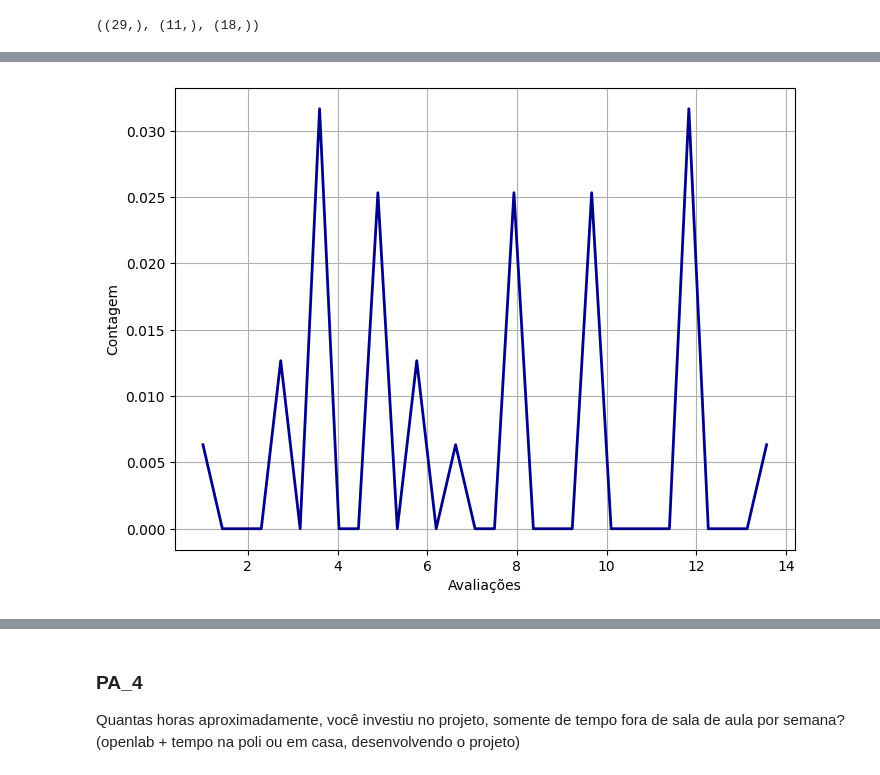
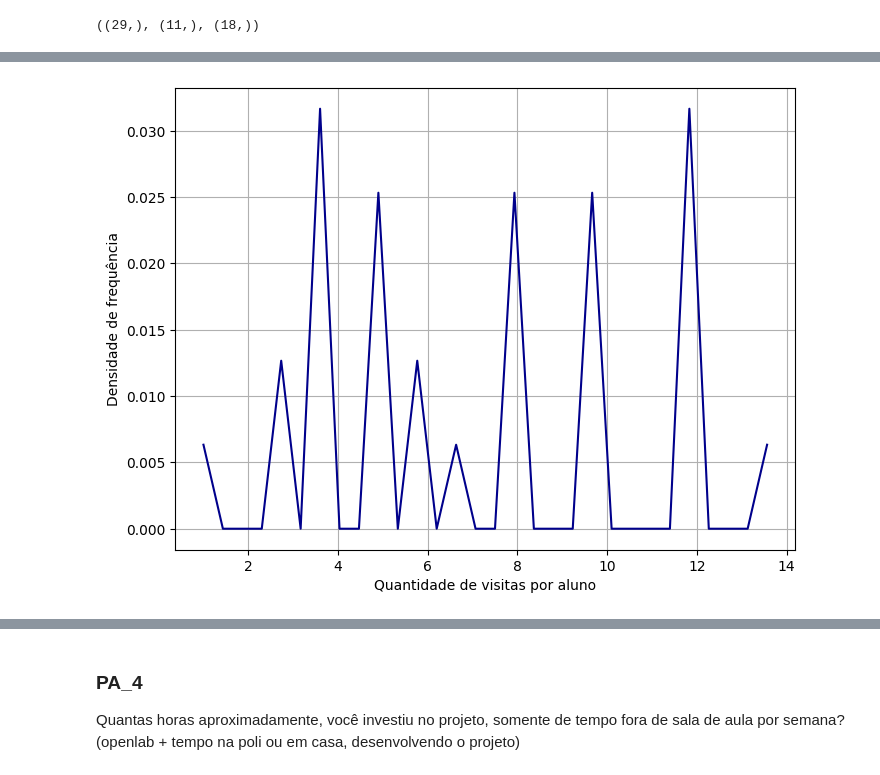
Before and after one commit to henriqueedu2001/pcs3635-health-research-data-analysis, a Jupyter notebook: analisys.ipynb, the cells around one changed output, grey strips where cells are left out. Cells and saved outputs as stored; diff of their text form; code cells hidden in the pictures.

```diff
--- a/analisys.ipynb
+++ b/analisys.ipynb
@@ -433,26 +443,24 @@ plt.show()
 # %%
 # plotting PA_3 density frequency for general counting (monday + wednesday)
 fig, axs = plt.subplots(figsize=fig_default_size)
 hist, bins = np.histogram(PA_3, bins=30, density=True)
 
 
 # plotting the density frequency
 PA_3_interval_width = bins[1] - bins[0]
 PA_3_frequency_density = hist / (len(PA_3) * PA_3_interval_width)
-plt.plot(bins[:-1], PA_3_frequency_density, color=fig_default_color, lw=2)
-plt.xlabel('Quantidade de visitas por aluno')
-plt.ylabel('Densidade de frequência')
+plt.plot(bins[:-1], PA_3_frequency_density, color=fig_default_color)
 plt.grid(True)
 
 # axs setting
-axs.set_xlabel('Avaliações')
-axs.set_ylabel('Contagem')
+axs.set_xlabel('Quantidade de visitas por aluno')
+axs.set_ylabel('Densidade de frequência')
 
 # save the figure in png format
 if save_all_figures:
     plt.savefig('academic_imgs/PA_3_density_frequency')
 
 # showing the figure
 plt.show()
 # %% [output]
-[figure, old version]
+[figure, new version]
```
Also changed, not shown: parts of 9 cells of this notebook.
